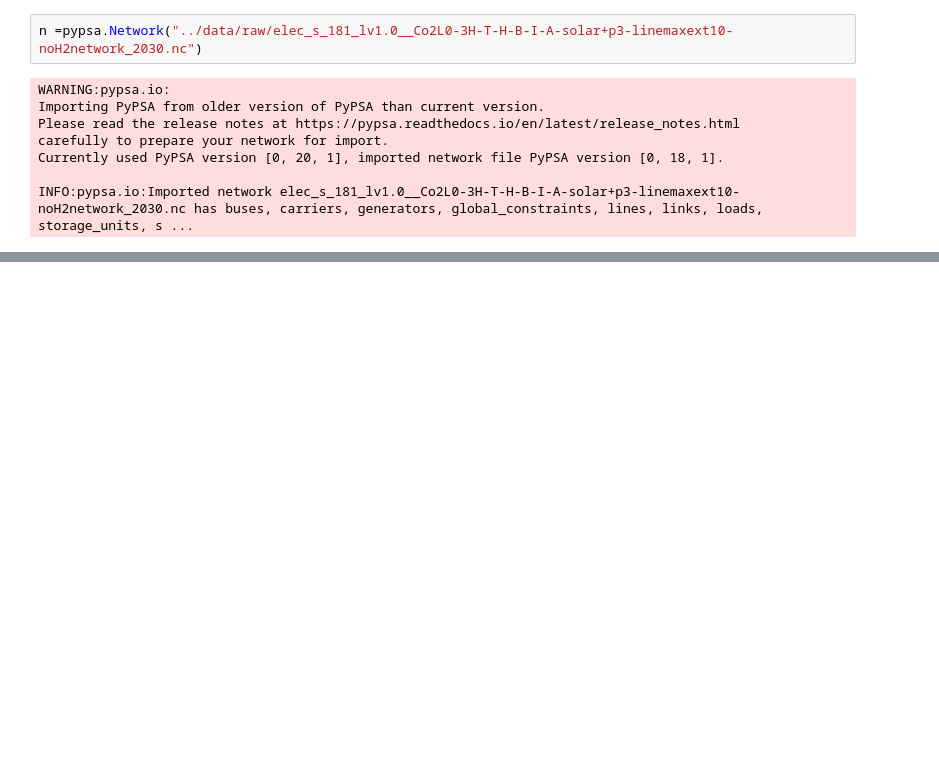
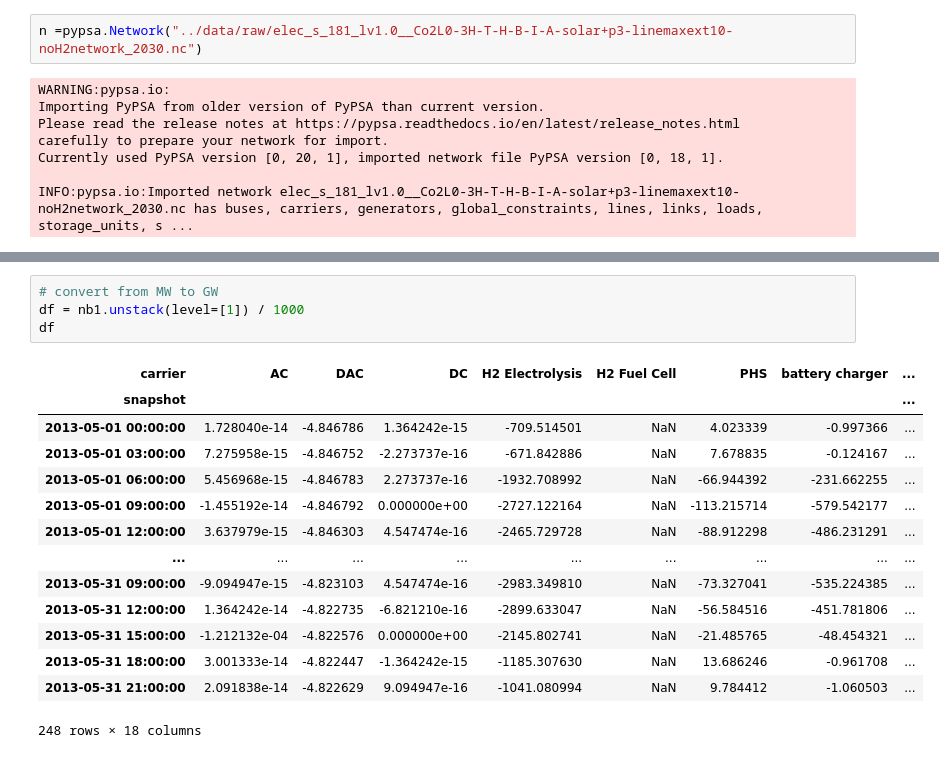
Before and after one commit to JulianGeis/master_thesis, a Jupyter notebook: notebooks/power_balance.ipynb, the cells around one changed output, grey strips where cells are left out. Saved outputs shown, nothing was run; the diff lists cells and outputs as text; blank space fills up the shorter version.

```diff
--- a/notebooks/power_balance.ipynb
+++ b/notebooks/power_balance.ipynb
@@ -21,0 +183,19 @@ INFO:pypsa.io:Imported network elec_s_181_lv1.0__Co2L0-3H-T-H-B-I-A-solar+p3-lin
+# %%
+# convert from MW to GW
+df = nb1.unstack(level=[1]) / 1000
+df
+# %% [output]
+| carrier | AC | DAC | DC | H2 Electrolysis | H2 Fuel Cell | PHS | battery charger | ... |
+| snapshot |  |  |  |  |  |  |  | ... |
+| 2013-05-01 00:00:00 | 1.728040e-14 | -4.846786 | 1.364242e-15 | -709.514501 | NaN | 4.023339 | -0.997366 | ... |
+| 2013-05-01 03:00:00 | 7.275958e-15 | -4.846752 | -2.273737e-16 | -671.842886 | NaN | 7.678835 | -0.124167 | ... |
+| 2013-05-01 06:00:00 | 5.456968e-15 | -4.846783 | 2.273737e-16 | -1932.708992 | NaN | -66.944392 | -231.662255 | ... |
+| 2013-05-01 09:00:00 | -1.455192e-14 | -4.846792 | 0.000000e+00 | -2727.122164 | NaN | -113.215714 | -579.542177 | ... |
+| 2013-05-01 12:00:00 | 3.637979e-15 | -4.846303 | 4.547474e-16 | -2465.729728 | NaN | -88.912298 | -486.231291 | ... |
+| ... | ... | ... | ... | ... | ... | ... | ... | ... |
+| 2013-05-31 09:00:00 | -9.094947e-15 | -4.823103 | 4.547474e-16 | -2983.349810 | NaN | -73.327041 | -535.224385 | ... |
+| 2013-05-31 12:00:00 | 1.364242e-14 | -4.822735 | -6.821210e-16 | -2899.633047 | NaN | -56.584516 | -451.781806 | ... |
+| 2013-05-31 15:00:00 | -1.212132e-04 | -4.822576 | 0.000000e+00 | -2145.802741 | NaN | -21.485765 | -48.454321 | ... |
+| 2013-05-31 18:00:00 | 3.001333e-14 | -4.822447 | -1.364242e-15 | -1185.307630 | NaN | 13.686246 | -0.961708 | ... |
+| 2013-05-31 21:00:00 | 2.091838e-14 | -4.822629 | 9.094947e-16 | -1041.080994 | NaN | 9.784412 | -1.060503 | ... |
+248 rows × 18 columns
```
Also changed, not shown: parts of 62 cells of this notebook, 3 other files.
